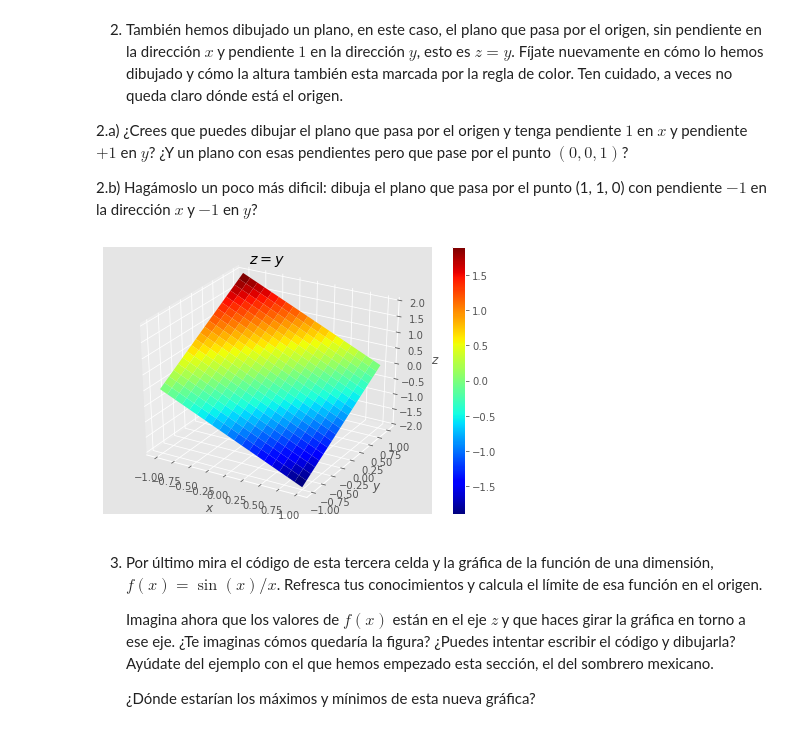
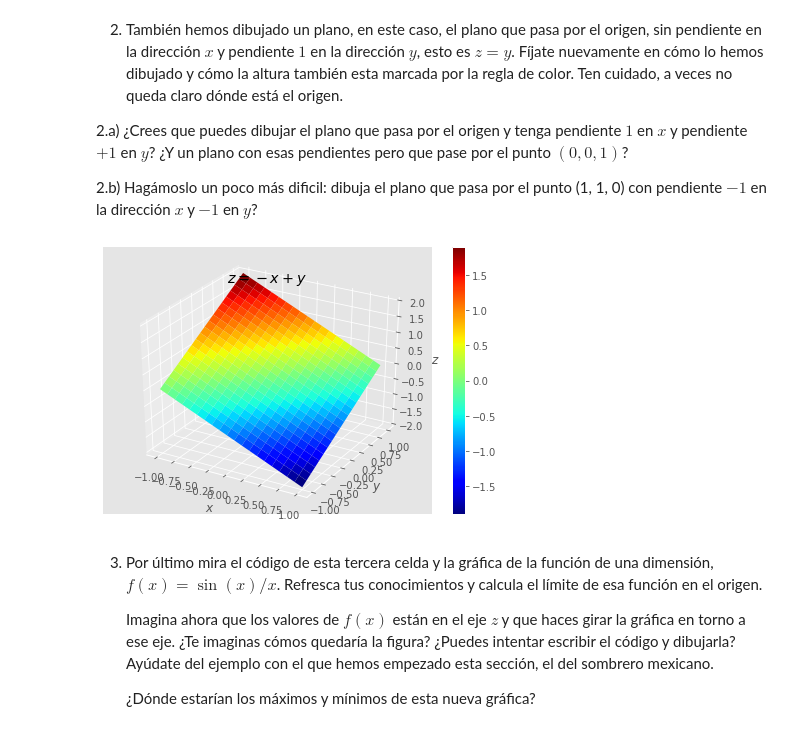
Before and after one commit to jahernando/USC-MMIII, a Jupyter notebook: tderivadas_introduccion.ipynb, the cells around one changed output. Drawn from its saved outputs; the diff is of its cells as text; code cells hidden in the pictures.

```diff
--- a/tderivadas_introduccion.ipynb
+++ b/tderivadas_introduccion.ipynb
@@ -225,21 +225,22 @@ plt.tight_layout();
 # %%
 fig = plt.figure()
 ax = fig.add_subplot(1, 1, 1, projection='3d')
 # create two arrays, xs, ys, between [-1., 1.] of 20 bins
 xs = np.linspace(-1., 1., 20)
 ys = np.linspace(-1., 1., 20)
 # create a 2D mesh with the (xs, ys),
 xms, yms = np.meshgrid(xs, ys)
 # Slope in x: a, slope in y: b, z-offset at origin: c
 a, b, c  = -1., 1., 0.
 # zms is the values of the plane
 zms      = a*xms +b*yms +c
 # plot
 sf = ax.plot_surface(xms, yms, zms, cmap='jet'); fig.colorbar(sf, ax=ax)
 ax.set_xlabel('$x$'); ax.set_ylabel('$y$'); ax.set_zlabel('$z$'); ax.set_title('$z = y$')
+plt.title(r'$z = -x + y$')
 fig.tight_layout();
 # %% [output]
-[figure, old version]
+[figure, new version]
 # %% [markdown]
 3. Por último mira el código de esta tercera celda y la gráfica de la función de una dimensión, $f(x) = \sin(x)/x$. Refresca tus conocimientos y calcula el límite de esa función en el origen.
 
```
Also changed, not shown: parts of 4 cells of this notebook, 10 other files.
